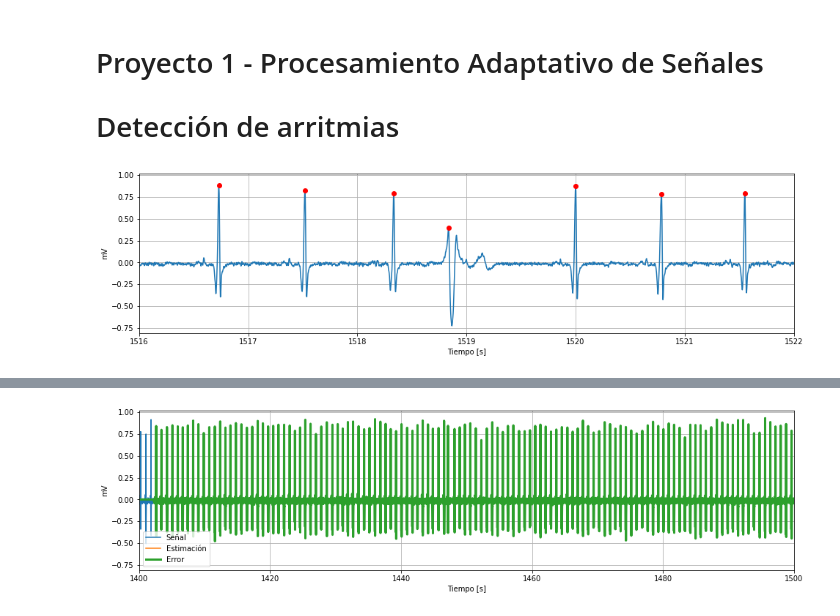
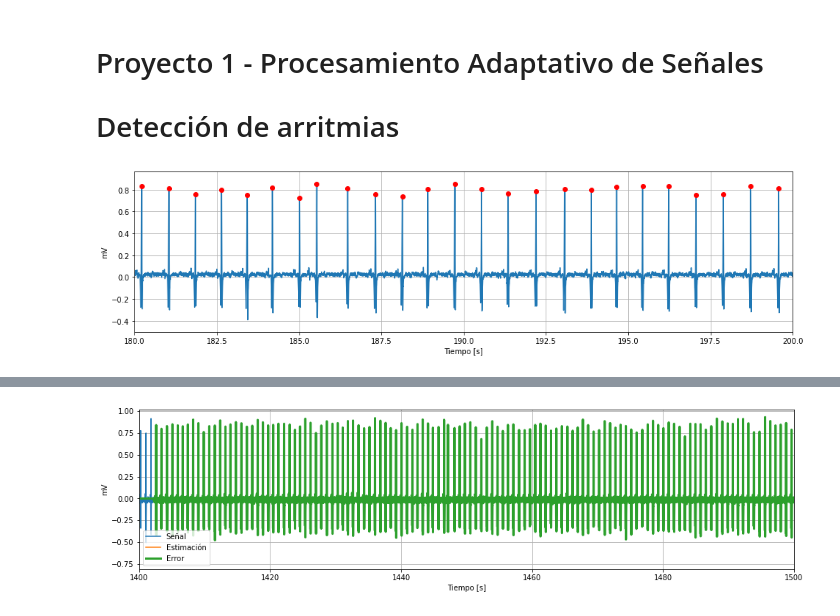
Before and after one commit to mbergerman/Procesamiento-Adaptativo, a Jupyter notebook: Proyecto 1/PASA_P1_G2.ipynb, the cells around one changed output, grey strips where cells are left out. Saved outputs shown, nothing was run; the diff lists cells and outputs as text; code cells hidden in the pictures.

```diff
--- a/Proyecto 1/PASA_P1_G2.ipynb
+++ b/Proyecto 1/PASA_P1_G2.ipynb
@@ -59,37 +61,37 @@ N = 600000
 
 record, record_data = wfdb.rdsamp('mit-bih-arrhythmia-database-1.0.0/100', sampto=N)
 annotation = wfdb.rdann('mit-bih-arrhythmia-database-1.0.0/100', 'atr', sampto=N)
 
 fs = record_data['fs']
 channel1 = hp.remove_baseline_wander(record[:,0], fs).reshape((N, 1))
 channel1 -= np.mean(channel1)
 time = np.arange(0, len(channel1)/fs, 1/fs)
 
-time_start = 1400
-time_end = 1600
+time_start = 0
+time_end = 500
 
 time = time[time_start*fs : time_end*fs]
 channel1 = channel1[time_start*fs : time_end*fs]
 N = time_end*fs - time_start*fs
 
 peak_width = 30
 peak_detector = real_time_peak_detector(channel1[:peak_width], peak_width, 0.25)
 
 peaks = []
+peaks_time_index = []
 
-for i in range(peak_detection_lags, len(channel1.flatten())):
-    if peak_detector.new_value(channel1[i]) > 0:
+for i in range(peak_width, len(channel1.flatten())):
+    if peak_detector.set_new_value(channel1[i]) > 0:
         peaks.append(i - peak_width + 1)
 
 plt.figure(figsize=(16, 4))
 plt.plot(time, channel1)
 plt.plot(time[peaks], channel1[peaks], 'ro')
 
-
 plt.xlabel('Tiempo [s]')
 plt.ylabel(record_data['units'][0])
-plt.xlim(1516, 1522)
+plt.xlim(180, 200)
 plt.grid()
 plt.show()
 # %% [output]
-[figure, old version]
+[figure, new version]
```
Also changed, not shown: parts of 5 cells of this notebook.
